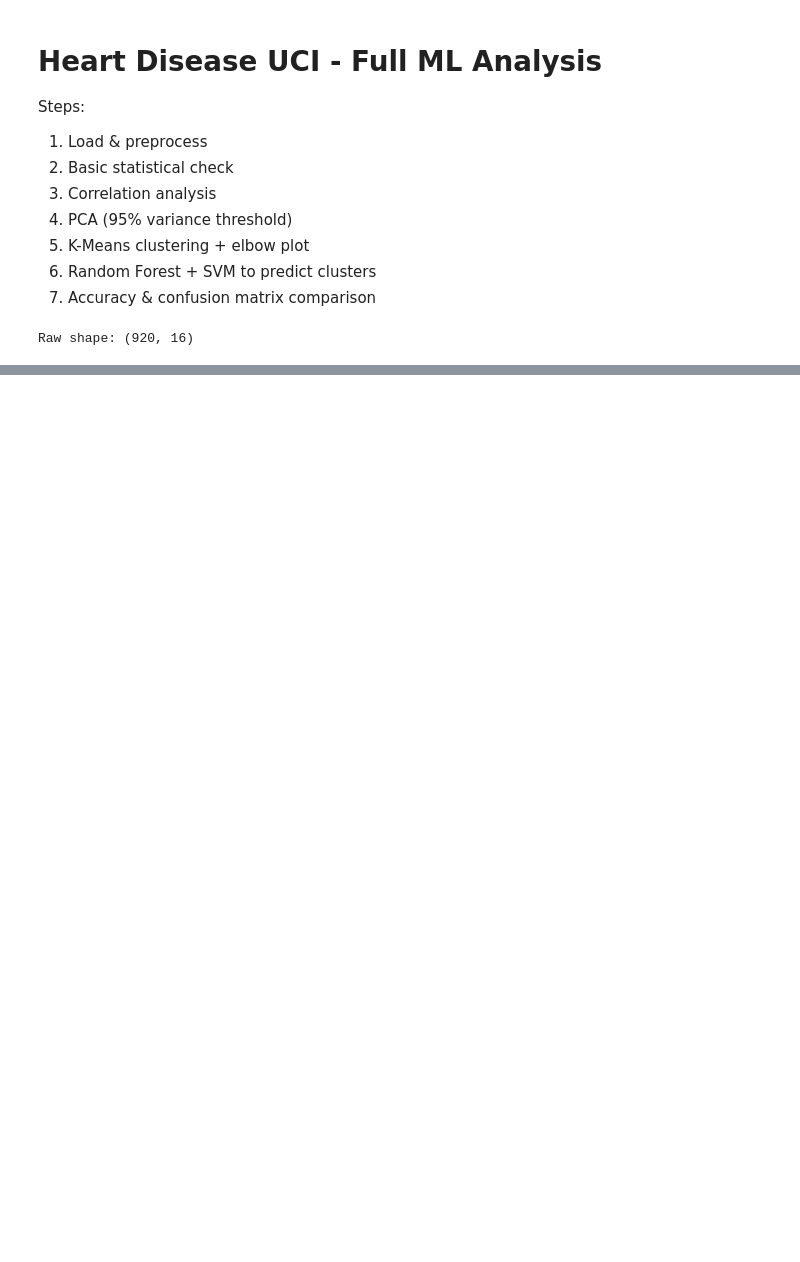
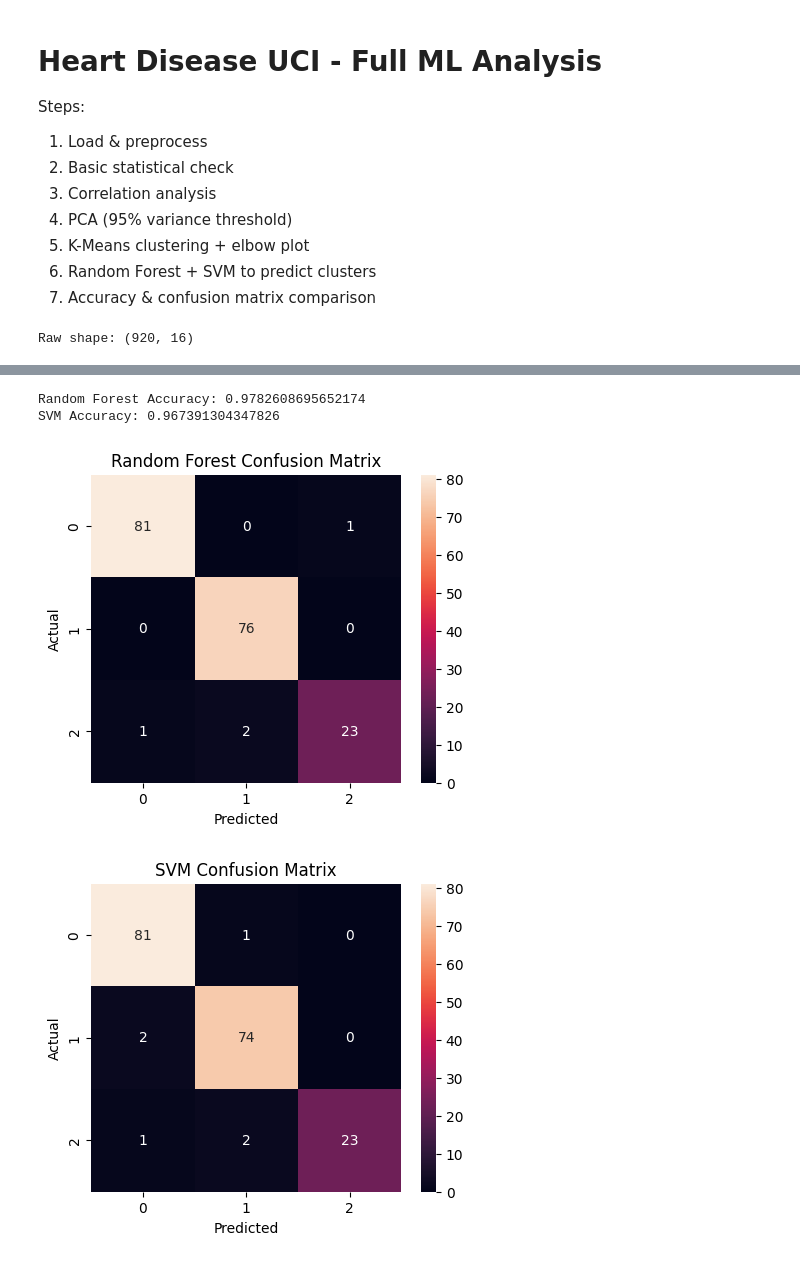
Before and after one commit to RadhikaKapoor383/Python-practise, a Jupyter notebook: AI Lab codes/final lab/AI_finalLab-radhika.ipynb, the cells around one changed output, grey strips where cells are left out. Drawn from its saved outputs; the diff is of its cells as text; code cells hidden in the pictures; blank space fills up the shorter version.

```diff
--- a/AI Lab codes/final lab/AI_finalLab-radhika.ipynb
+++ b/AI Lab codes/final lab/AI_finalLab-radhika.ipynb
@@ -50,0 +261,19 @@ Clean shape: (827, 10)
+# %%
+# Train SVM
+svm = SVC(kernel='rbf', random_state=42)
+svm.fit(X_train, y_train)
+
+# Predictions
+svm_pred = svm.predict(X_test)
+
+# Accuracy
+svm_accuracy = accuracy_score(y_test, svm_pred)
+print("SVM Accuracy:", svm_accuracy)
+
+# Confusion Matrix
+print("\nSVM Confusion Matrix:")
+print(confusion_matrix(y_test, svm_pred))
+
+# Classification Report
+print("\nClassification Report:")
+print(classification_report(y_test, svm_pred))
@@ -50,0 +298,25 @@ Clean shape: (827, 10)
+# %%
+print("Random Forest Accuracy:", rf_accuracy)
+print("SVM Accuracy:", svm_accuracy)
+# %% [output]
+Random Forest Accuracy: 0.9782608695652174
+SVM Accuracy: 0.967391304347826
+# %%
+# Random Forest confusion matrix
+plt.figure(figsize=(5,4))
+sns.heatmap(confusion_matrix(y_test, rf_pred), annot=True, fmt='d')
+plt.title('Random Forest Confusion Matrix')
+plt.xlabel('Predicted')
+plt.ylabel('Actual')
+plt.show()
+
+# SVM confusion matrix
+plt.figure(figsize=(5,4))
+sns.heatmap(confusion_matrix(y_test, svm_pred), annot=True, fmt='d')
+plt.title('SVM Confusion Matrix')
+plt.xlabel('Predicted')
+plt.ylabel('Actual')
+plt.show()
+# %% [output]
+[figure, added]
+[figure, added]
```
Also changed, not shown: parts of 13 cells of this notebook, 2 other files.
